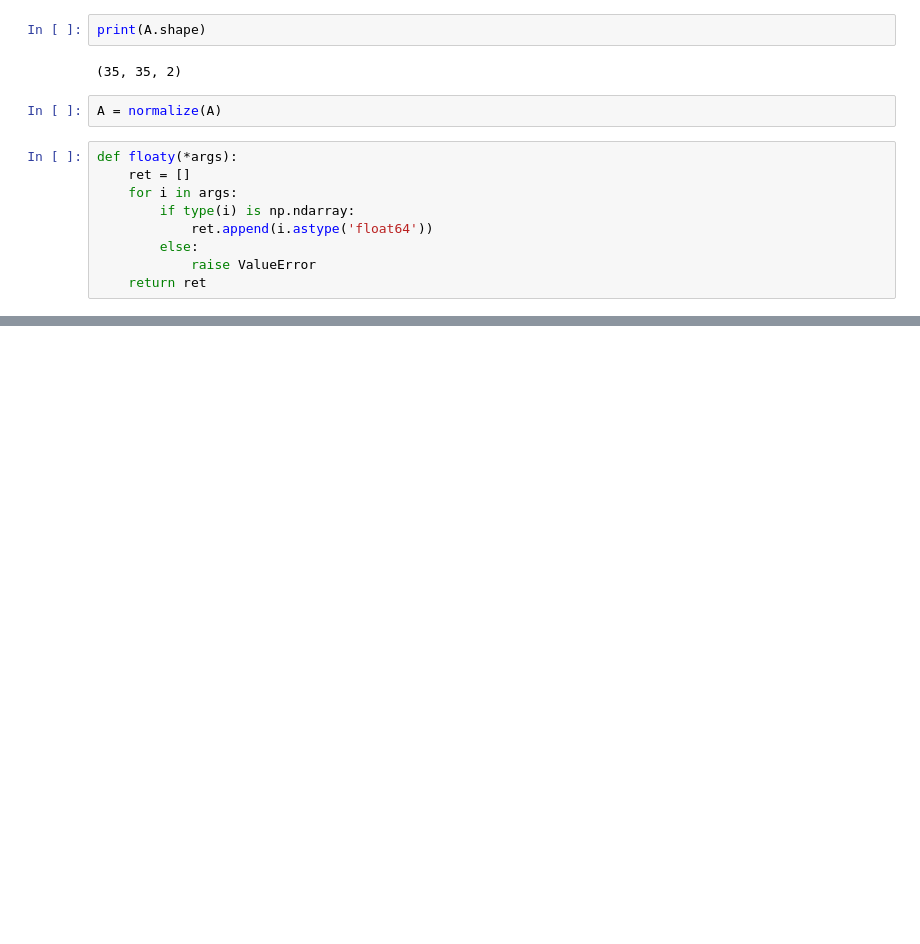
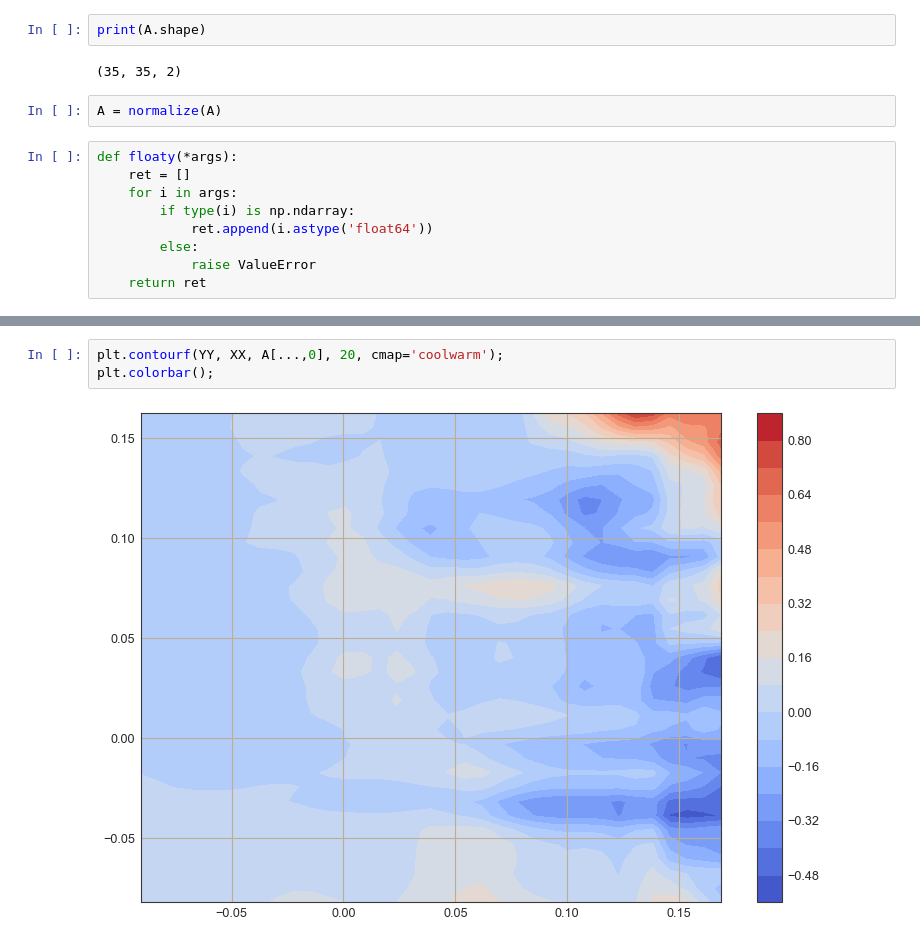
Before and after one commit to trdougherty/Quant_Mo, a Jupyter notebook: quomo_notebook.ipynb, the cells around one changed output, grey strips where cells are left out. Saved outputs shown, nothing was run; the diff lists cells and outputs as text; blank space fills up the shorter version.

```diff
--- a/quomo_notebook.ipynb
+++ b/quomo_notebook.ipynb
@@ -150,0 +153,5 @@ plt.show()
+# %%
+plt.contourf(YY, XX, A[...,0], 20, cmap='coolwarm');
+plt.colorbar();
+# %% [output]
+[figure, added]
```
Also changed, not shown: parts of 4 cells of this notebook, 1 other file.
